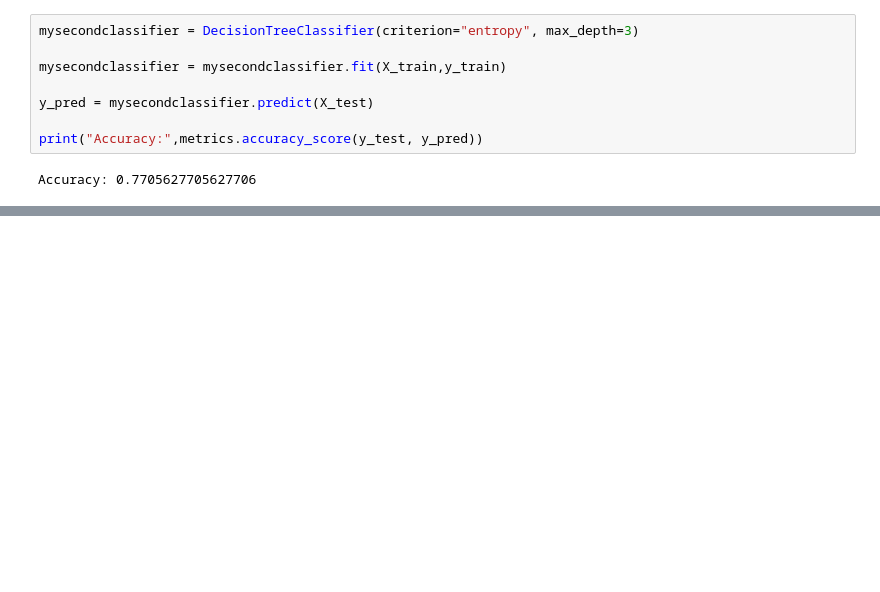
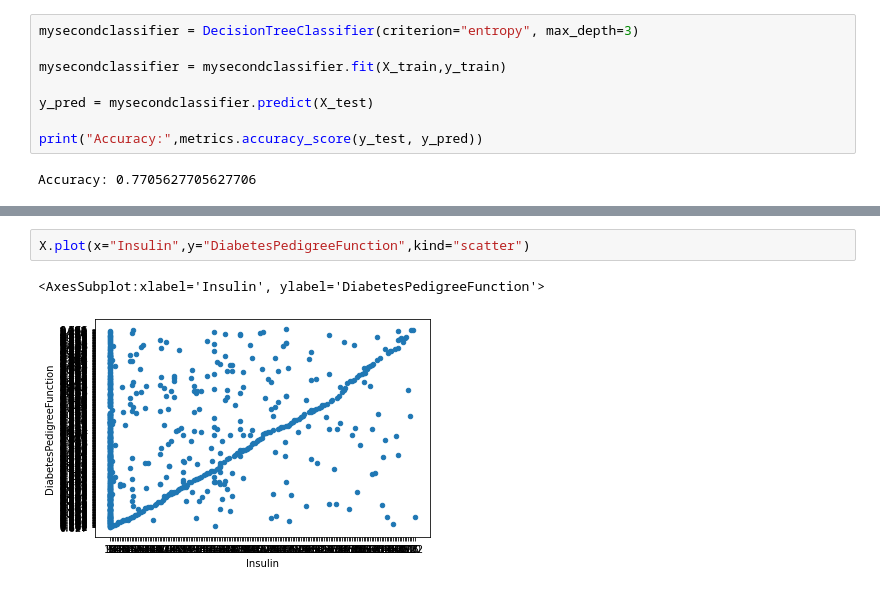
Before and after one commit to WrathTitan/pythonLearnings, a Jupyter notebook: notebooks/decisiontree.ipynb, the cells around one changed output, grey strips where cells are left out. Saved outputs shown, nothing was run; the diff lists cells and outputs as text; blank space fills up the shorter version.

```diff
--- a/notebooks/decisiontree.ipynb
+++ b/notebooks/decisiontree.ipynb
@@ -211,0 +279,5 @@ Accuracy: 0.7705627705627706
+# %%
+X.plot(x="Insulin",y="DiabetesPedigreeFunction",kind="scatter")
+# %% [output]
+<AxesSubplot:xlabel='Insulin', ylabel='DiabetesPedigreeFunction'>
+[figure, added]
```
Also changed, not shown: parts of 10 cells of this notebook, 7 other files.
